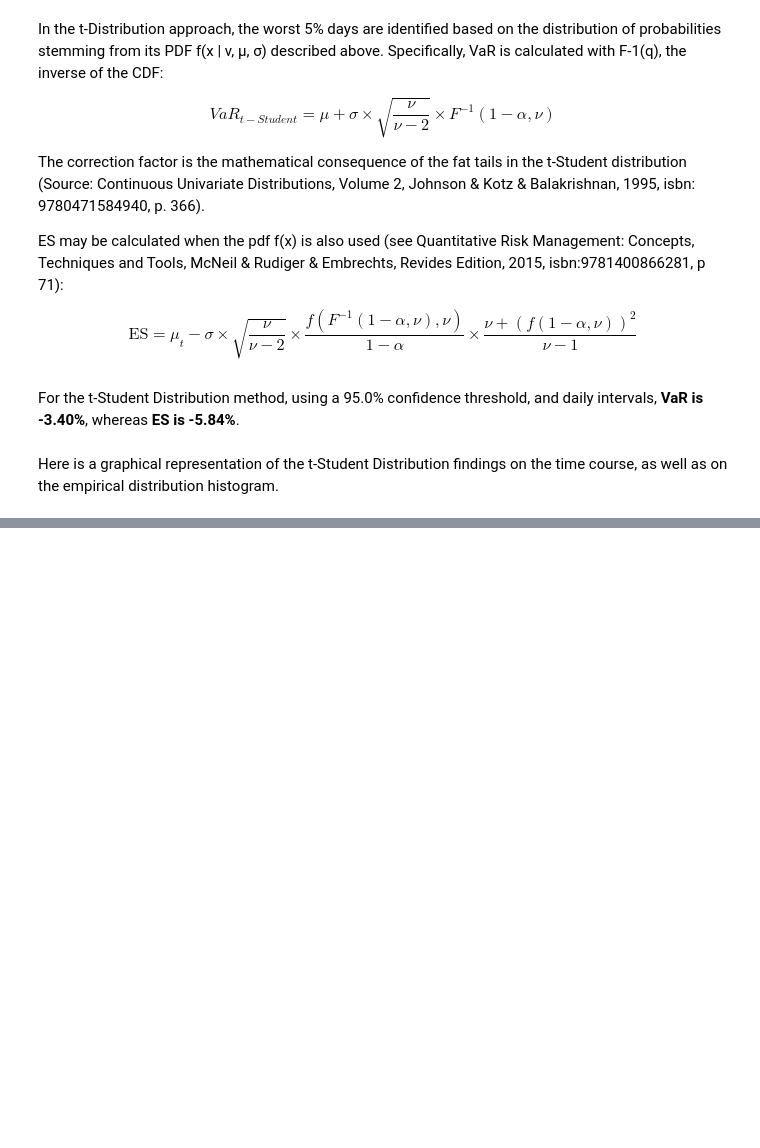
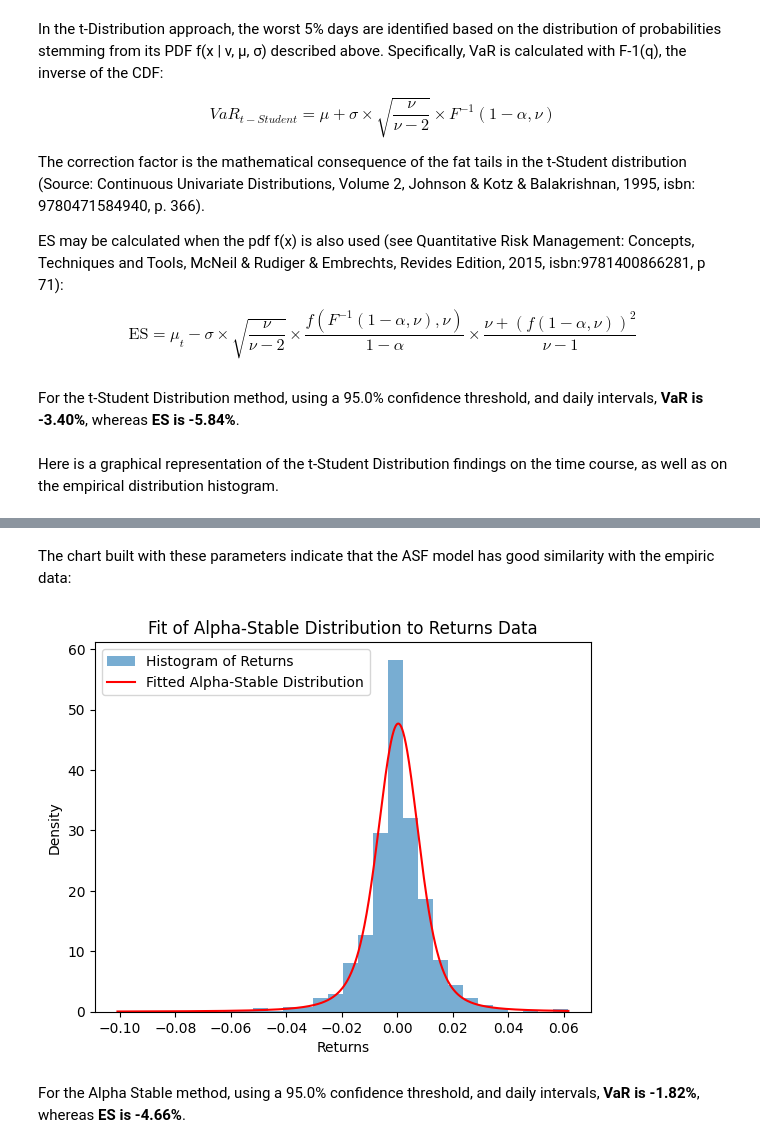
Before and after one commit to nvalexander/DataAnalysisProjects, a Jupyter notebook: bues-finmodel-final/var.ipynb, the cells around one changed output, grey strips where cells are left out. Saved outputs shown, nothing was run; the diff lists cells and outputs as text; code cells hidden in the pictures; blank space fills up the shorter version.

```diff
--- a/bues-finmodel-final/var.ipynb
+++ b/bues-finmodel-final/var.ipynb
@@ -656,0 +778,21 @@ Thus, the VaR estimates based on the Normal Distribution hypothesis are acceptab
+# %%
+def neg_log_likelihood(params):
+    alpha, beta, gamma, delta = params
+    print(params)
+    # Ensure parameters are within their valid range
+    if not (0 < alpha <= 2) or not (-1 <= beta <= 1):
+        return np.inf
+    return -np.sum(levy_stable.logpdf(train_data, alpha, beta, loc=delta, scale=gamma))
+
+# Initial guess for the parameters
+initial_params = [1, 0, np.std(train_data), np.mean(train_data)]
+# Better guesses from a previous run
+initial_params = [1.55, -0.0054, 0.006, 0.000188]
+# Parameter bounds for alpha, beta, gamma and delta
+param_bounds = [(1e-6, 2), (-1, 1), (1e-6, None), (None, None)]
+
+# Minimize the negative log-likelihood
+#result = minimize(neg_log_likelihood, initial_params, bounds=param_bounds, method='Nelder-Mead')
+# Extract the fitted parameters
+#alpha, beta, gamma, delta = result.x
+alpha, beta, gamma, delta = 1.5506475844762866, -0.05252000932864612, 0.006003639096258409, 3.982718656882555e-05
@@ -656,0 +821,28 @@ Thus, the VaR estimates based on the Normal Distribution hypothesis are acceptab
+# %% [markdown]
+The chart built with these parameters indicate that the ASF model has good similarity with the empiric data:
+# %%
+points = np.linspace(min(train_data), max(train_data), 1000)
+pdf_values = levy_stable.pdf(points, alpha, beta, loc=delta, scale=gamma)
+plt.hist(train_data, bins=30, density=True, alpha=0.6, label='Histogram of Returns')
+plt.plot(points, pdf_values, label='Fitted Alpha-Stable Distribution', color='red')
+plt.xlabel('Returns')
+plt.ylabel('Density')
+plt.title('Fit of Alpha-Stable Distribution to Returns Data')
+plt.legend()
+plt.show()
+# %% [output]
+[figure, added]
+# %%
+random.seed(0)
+np.random.seed(0)
+simulated_returns = levy_stable.rvs(alpha, beta, loc=delta, scale=gamma, size=n_simulations_asf)
+VaR_asf = np.quantile(simulated_returns, 1 - confidence_level_VaR_ES)
+ES_asf = simulated_returns[simulated_returns <= VaR_asf].mean()
+
+md(f"For the Alpha Stable method, using a"
+   f" {confidence_level_VaR_ES * 100}% confidence threshold,"
+   f" and daily intervals, **VaR is {VaR_asf * 100:.2f}%**"
+   f", whereas **ES is {ES_asf * 100:.2f}%**."
+   )
+# %% [output]
+For the Alpha Stable method, using a 95.0% confidence threshold, and daily intervals, **VaR is -1.82%**, whereas **ES is -4.66%**.
```
Also changed, not shown: parts of 94 cells of this notebook, 1 other file.
